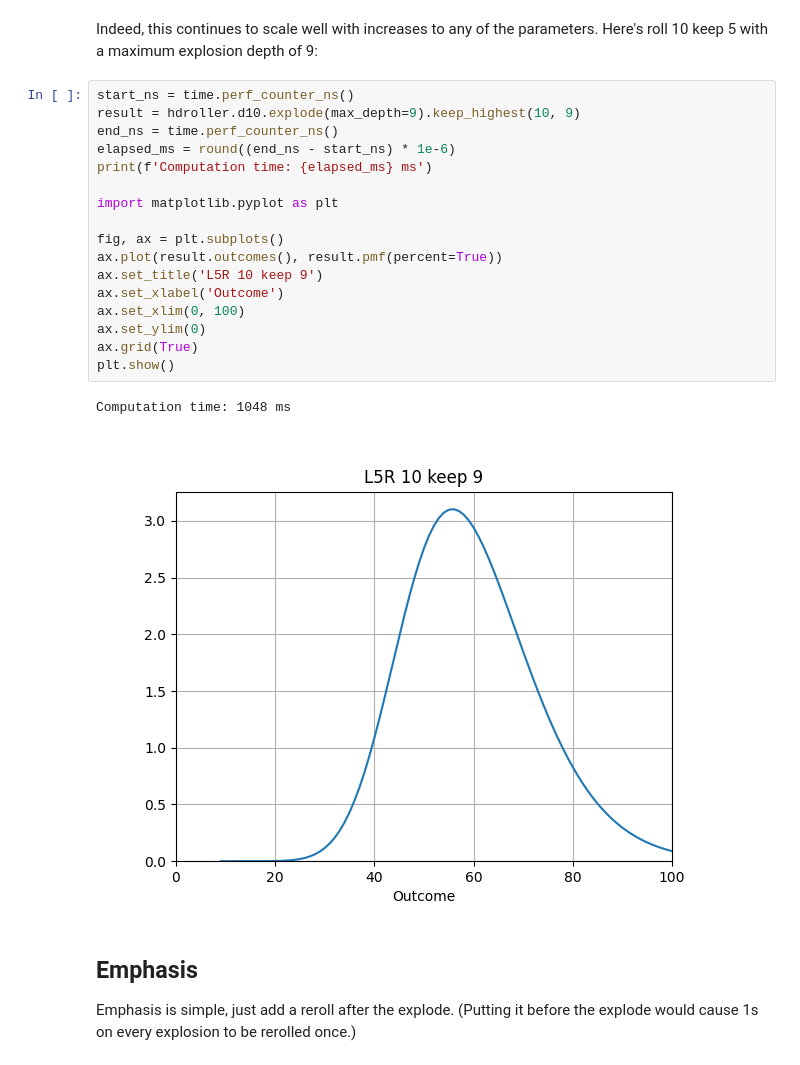
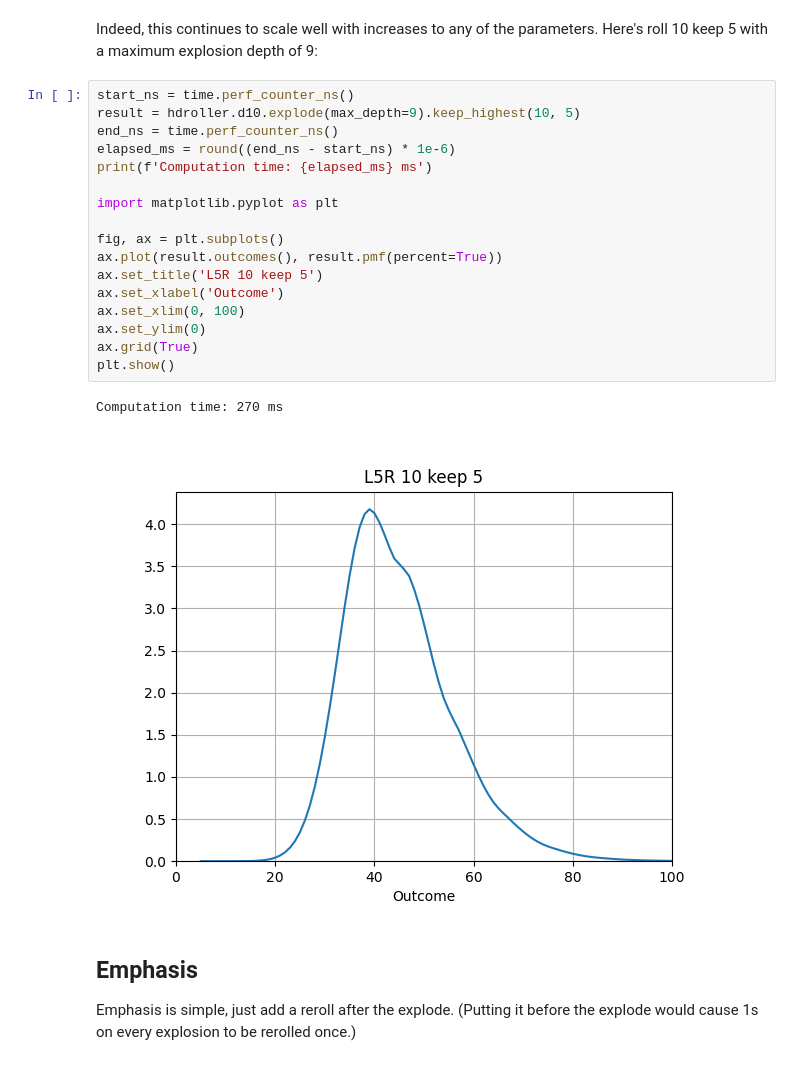
Before and after one commit to HighDiceRoller/icepool, a Jupyter notebook: notebooks/l5r.ipynb, the cells around one changed output. Saved outputs shown, nothing was run; the diff lists cells and outputs as text.

```diff
--- a/notebooks/l5r.ipynb
+++ b/notebooks/l5r.ipynb
@@ -76,24 +76,24 @@ Computation time: 35 ms
 Indeed, this continues to scale well with increases to any of the parameters. Here's roll 10 keep 5 with a maximum explosion depth of 9:
 # %%
 start_ns = time.perf_counter_ns()
-result = hdroller.d10.explode(max_depth=9).keep_highest(10, 9)
+result = hdroller.d10.explode(max_depth=9).keep_highest(10, 5)
 end_ns = time.perf_counter_ns()
 elapsed_ms = round((end_ns - start_ns) * 1e-6)
 print(f'Computation time: {elapsed_ms} ms')
 
 import matplotlib.pyplot as plt
 
 fig, ax = plt.subplots()
 ax.plot(result.outcomes(), result.pmf(percent=True))
-ax.set_title('L5R 10 keep 9')
+ax.set_title('L5R 10 keep 5')
 ax.set_xlabel('Outcome')
 ax.set_xlim(0, 100)
 ax.set_ylim(0)
 ax.grid(True)
 plt.show()
 # %% [output]
-Computation time: 1048 ms
+Computation time: 270 ms
-[figure, old version]
+[figure, new version]
 # %% [markdown]
 ## Emphasis
 
```
Also changed, not shown: parts of 2 cells of this notebook.
